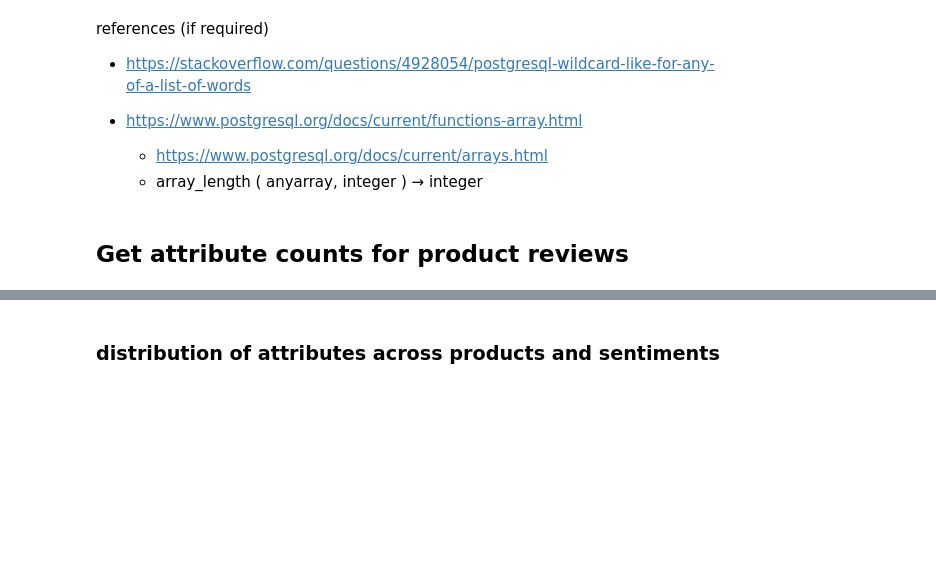
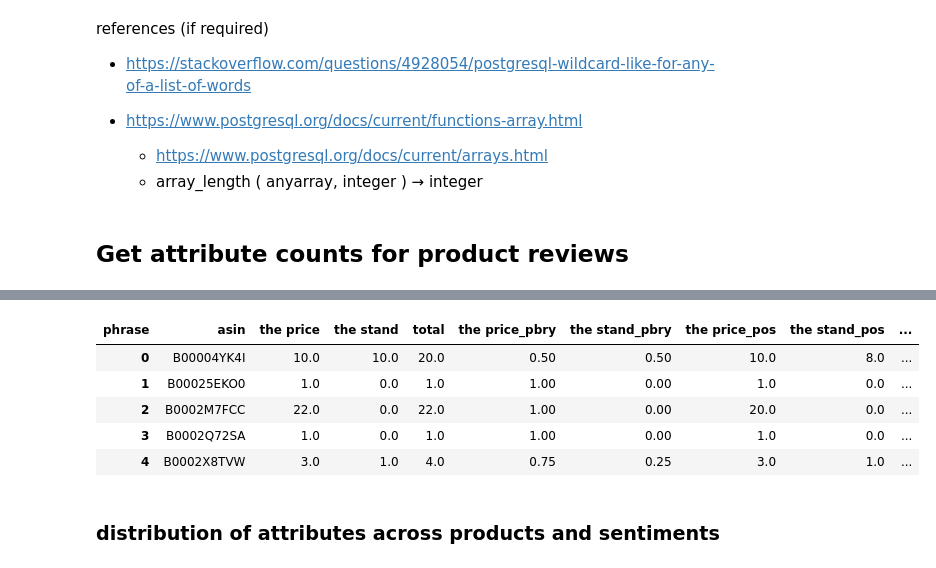
Before and after one commit to avelllabs/Gabby, a Jupyter notebook: notebooks/14_gb_product_recommendation_and_matching_score.ipynb, the cells around one changed output, grey strips where cells are left out. Saved outputs shown, nothing was run; the diff lists cells and outputs as text; code cells hidden in the pictures; blank space fills up the shorter version.

```diff
--- a/notebooks/14_gb_product_recommendation_and_matching_score.ipynb
+++ b/notebooks/14_gb_product_recommendation_and_matching_score.ipynb
@@ -180,3 +306,15 @@ attributes_counts.groupby(['asin', 'phrase'])['count'].sum().reset_index()
+# %%
+for phrase in [c for c in prod_attr_prby.columns if c.endswith('pos') or c.endswith('neg')]:
+    prod_attr_prby[f"{phrase}_pbry"] = prod_attr_prby[phrase]/prod_attr_prby['total']
+
+prod_attr_prby.head()
+# %% [output]
+| phrase | asin | the price | the stand | total | the price_pbry | the stand_pbry | the price_pos | the stand_pos | ... |
+| 0 | B00004YK4I | 10.0 | 10.0 | 20.0 | 0.50 | 0.50 | 10.0 | 8.0 | ... |
+| 1 | B00025EKO0 | 1.0 | 0.0 | 1.0 | 1.00 | 0.00 | 1.0 | 0.0 | ... |
+| 2 | B0002M7FCC | 22.0 | 0.0 | 22.0 | 1.00 | 0.00 | 20.0 | 0.0 | ... |
+| 3 | B0002Q72SA | 1.0 | 0.0 | 1.0 | 1.00 | 0.00 | 1.0 | 0.0 | ... |
+| 4 | B0002X8TVW | 3.0 | 1.0 | 4.0 | 0.75 | 0.25 | 3.0 | 1.0 | ... |
 # %% [markdown]
 ### distribution of attributes across products and sentiments
 # %%
```
Also changed, not shown: parts of 49 cells of this notebook.
